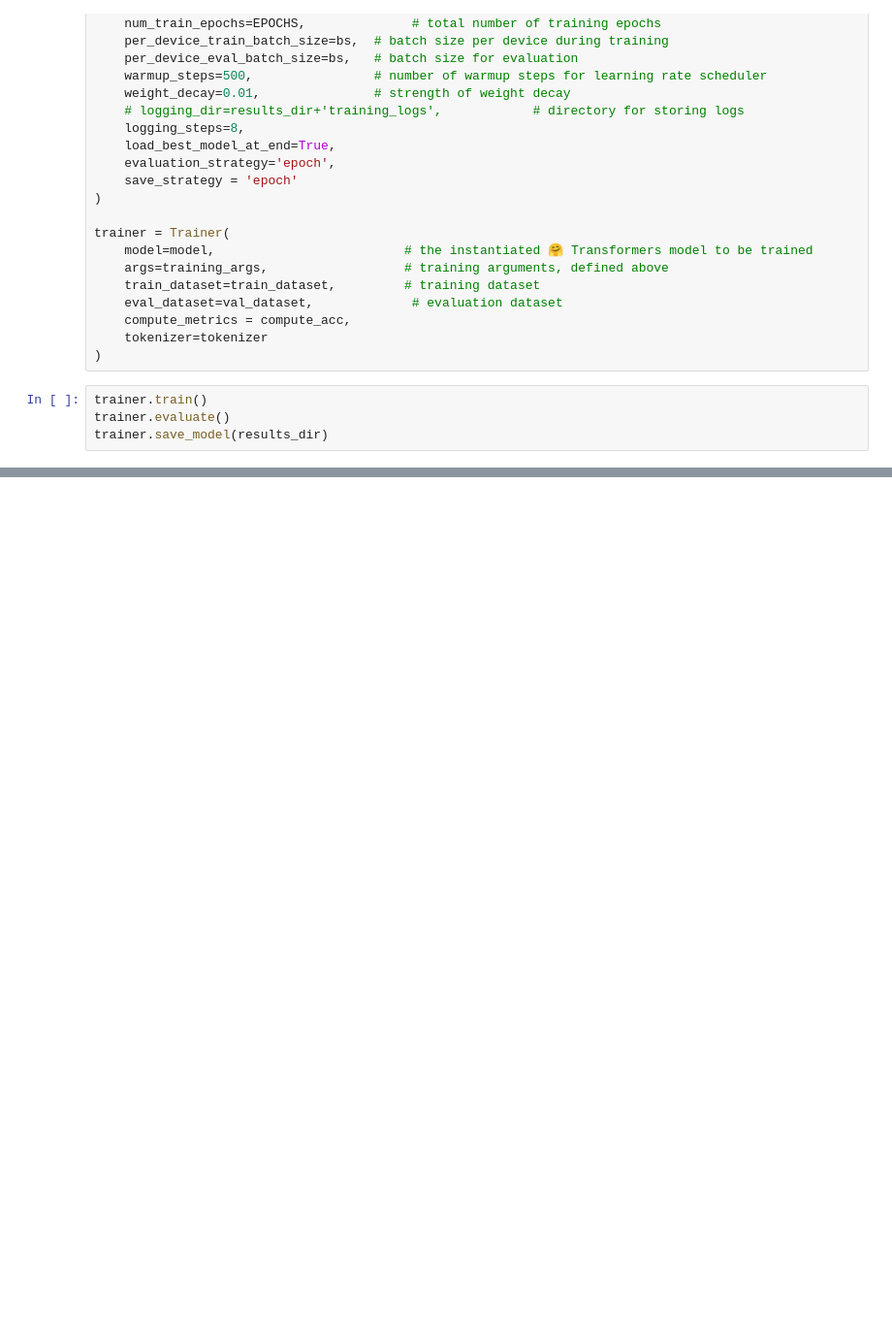
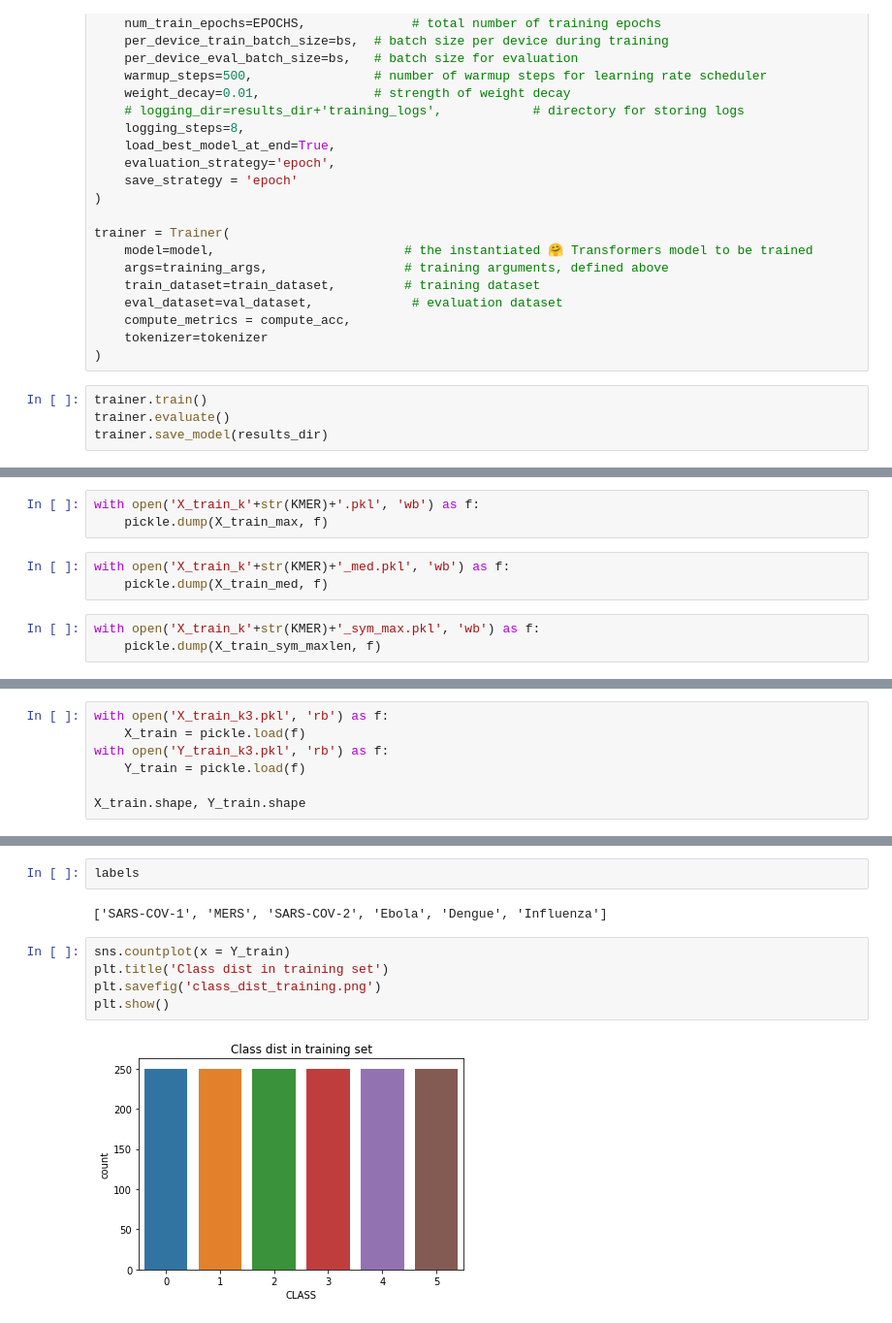
Before and after one commit to Moeinh77/Virus-DNA-classification-BERT, a Jupyter notebook: main.ipynb, the cells around one changed output, grey strips where cells are left out. Shown at 97% size. Saved outputs shown, nothing was run; the diff lists cells and outputs as text; blank space fills up the shorter version.

```diff
--- a/main.ipynb
+++ b/main.ipynb
@@ -63,0 +157,9 @@ trainer.save_model(results_dir)
+# %%
+with open('X_train_k'+str(KMER)+'.pkl', 'wb') as f:
+    pickle.dump(X_train_max, f)
+# %%
+with open('X_train_k'+str(KMER)+'_med.pkl', 'wb') as f:
+    pickle.dump(X_train_med, f)
+# %%
+with open('X_train_k'+str(KMER)+'_sym_max.pkl', 'wb') as f:
+    pickle.dump(X_train_sym_maxlen, f)
@@ -63,0 +179,7 @@ trainer.save_model(results_dir)
+# %%
+with open('X_train_k3.pkl', 'rb') as f:
+    X_train = pickle.load(f)
+with open('Y_train_k3.pkl', 'rb') as f:
+    Y_train = pickle.load(f)
+
+X_train.shape, Y_train.shape
@@ -63,0 +197,11 @@ trainer.save_model(results_dir)
+# %%
+labels
+# %% [output]
+['SARS-COV-1', 'MERS', 'SARS-COV-2', 'Ebola', 'Dengue', 'Influenza']
+# %%
+sns.countplot(x = Y_train)
+plt.title('Class dist in training set')
+plt.savefig('class_dist_training.png')
+plt.show()
+# %% [output]
+[figure, added]
```
Also changed, not shown: parts of 52 cells of this notebook, 1 other file.
